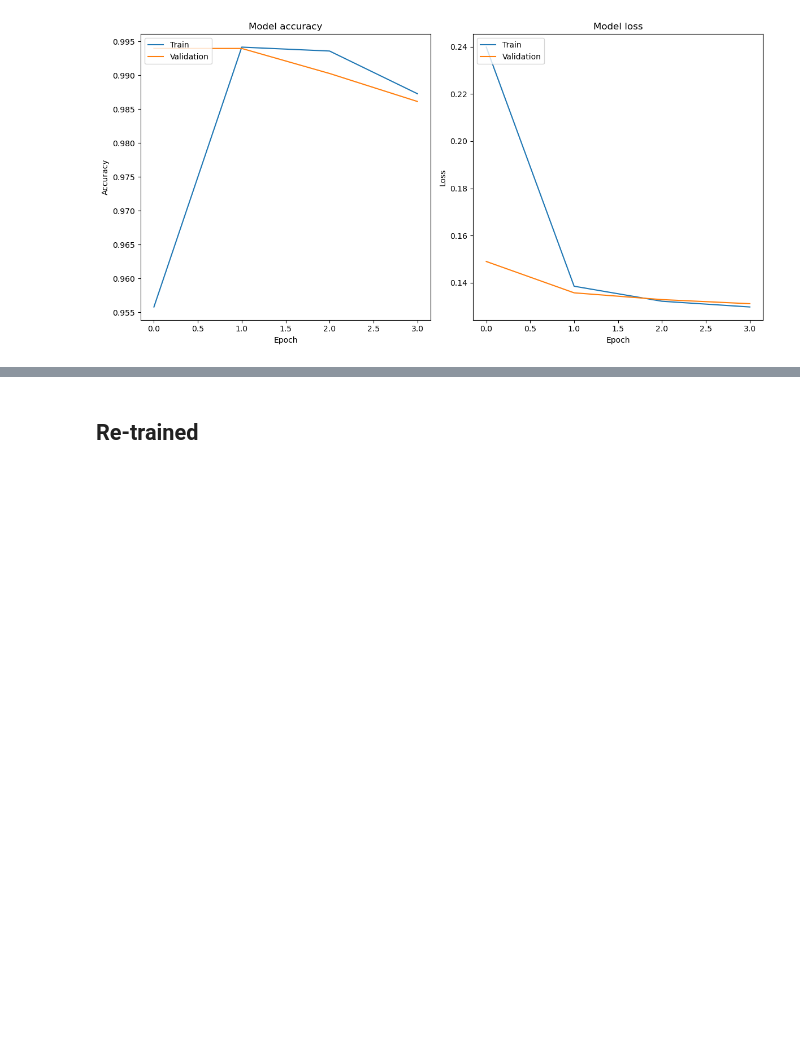
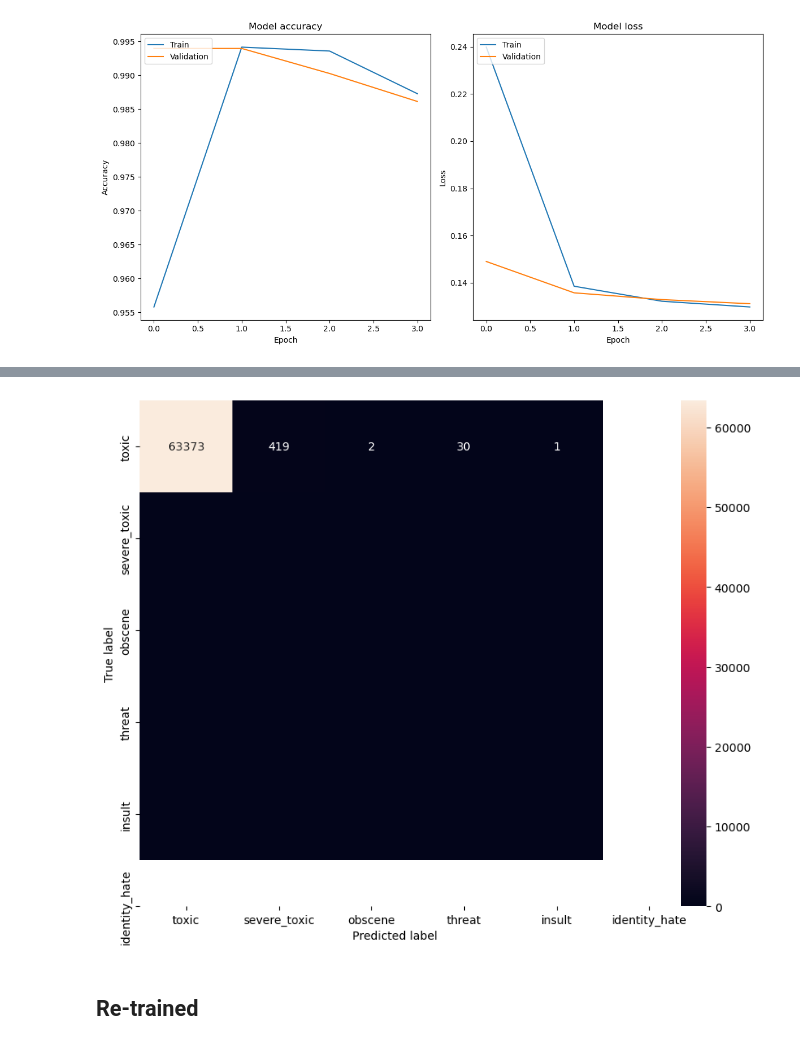
Before and after one commit to HassanRehan/24_NLP_Assignment3, a Jupyter notebook: main.ipynb, the cells around one changed output, grey strips where cells are left out. Cells and saved outputs as stored; diff of their text form; code cells hidden in the pictures; blank space fills up the shorter version.

Commit message:
Confusion matricies for all models

```diff
--- a/main.ipynb
+++ b/main.ipynb
@@ -204,3 +203,28 @@ Epoch 4/4
 2000/2000 [==============================] - 4s 2ms/step - loss: 0.1349 - acc: 0.9905
 Test accuracy: 0.9905436038970947
 [figure]
+# %%
+loaded_model = load_model('glove-6B-300d-Pre-trained.keras')
+
+# Use the model to predict the test data
+test_predictions = loaded_model.predict(test_data)
+
+# Convert predictions classes to one hot vectors
+test_predictions_classes = np.argmax(test_predictions, axis = 1)
+
+# Convert validation observations to one hot vectors
+test_true = np.argmax(test_labels.values, axis = 1)
+
+# compute the confusion matrix
+confusion_mtx = confusion_matrix(test_true, test_predictions_classes)
+
+# Get class names
+class_names = ['toxic', 'severe_toxic', 'obscene', 'threat', 'insult', 'identity_hate']
+
+# plot the confusion matrix
+plt.figure(figsize=(10,8))
+sns.heatmap(confusion_mtx, annot=True, fmt="d", xticklabels=class_names, yticklabels=class_names)
+plt.ylabel('True label')
+plt.xlabel('Predicted label')
+plt.show()
+# %% [output]
@@ -207,3 +232,4 @@ Test accuracy: 0.9905436038970947
+[figure, added]
 # %% [markdown]
 ## Re-trained
 # %%
```
Also changed, not shown: parts of 20 cells of this notebook.
